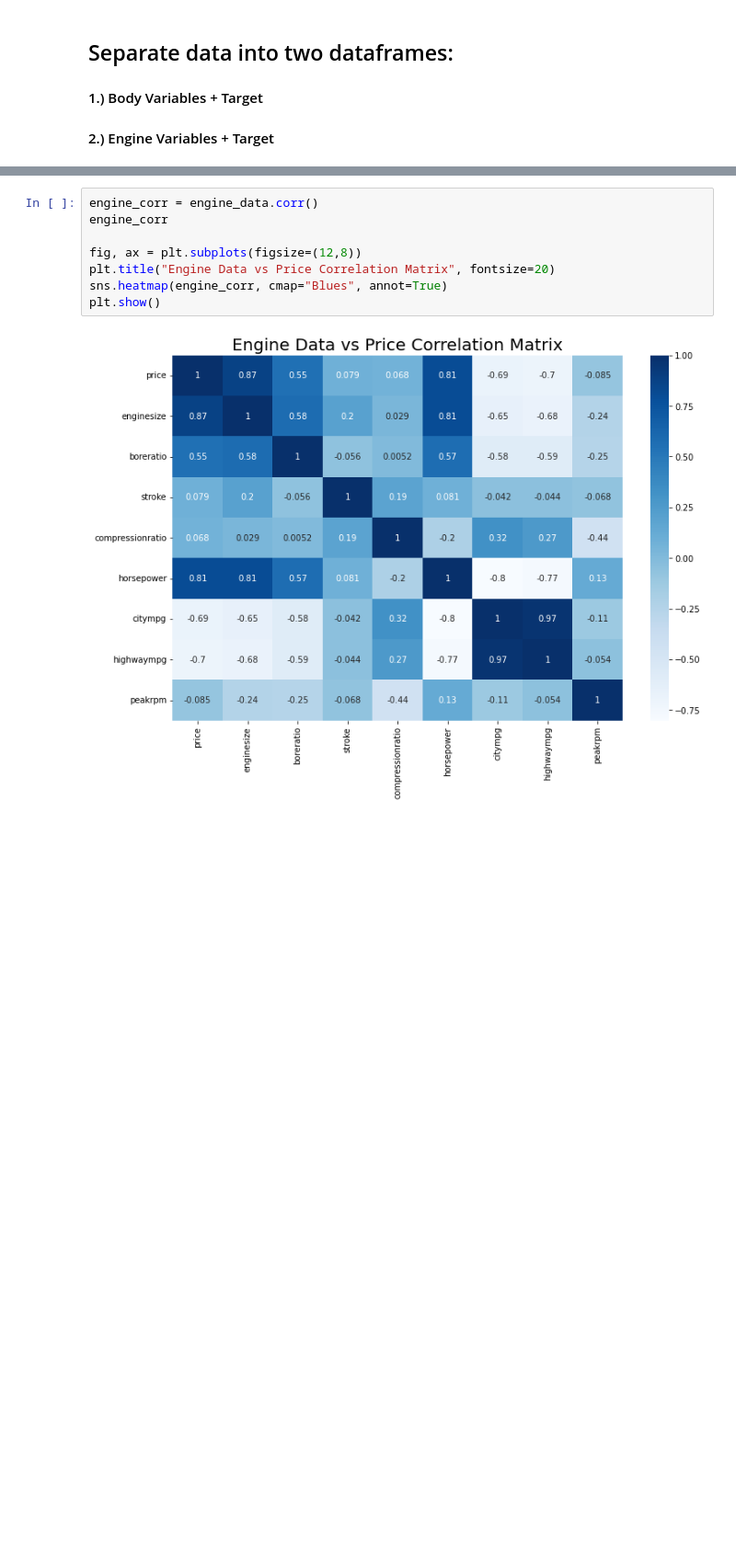
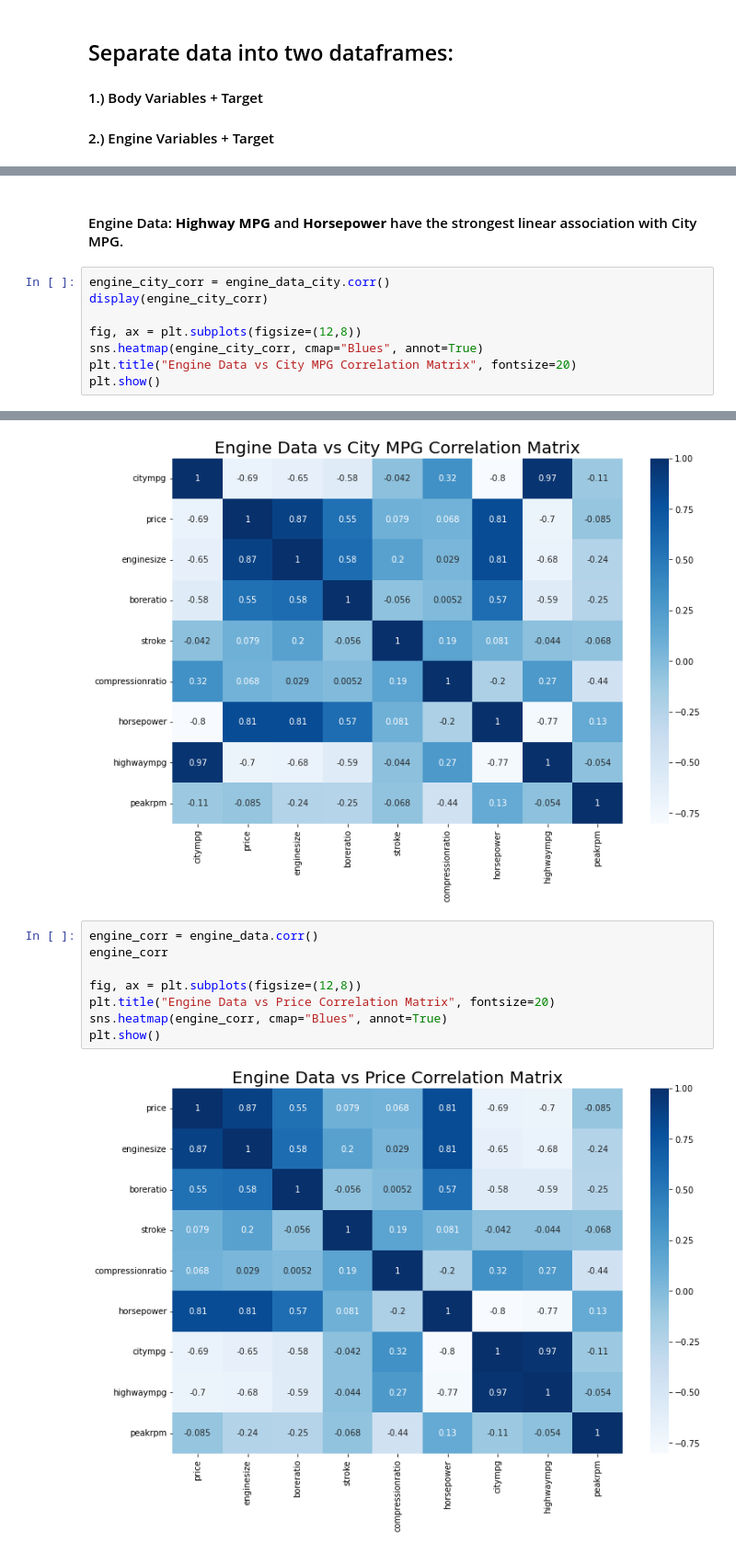
Before and after one commit to ShaneJett-DS/car_price_prediction, a Jupyter notebook: car_prediction.ipynb, the cells around one changed output, grey strips where cells are left out. Shown: that part at 92% size. Drawn from its saved outputs; the diff is of its cells as text; blank space fills up the shorter version.

```diff
--- a/car_prediction.ipynb
+++ b/car_prediction.ipynb
@@ -175,0 +173,11 @@ plt.show()
+# %% [markdown]
+#### Engine Data: **Highway MPG** and **Horsepower** have the strongest linear association with City MPG.
+# %%
+engine_city_corr = engine_data_city.corr()
+display(engine_city_corr)
+
+fig, ax = plt.subplots(figsize=(12,8))
+sns.heatmap(engine_city_corr, cmap="Blues", annot=True)
+plt.title("Engine Data vs City MPG Correlation Matrix", fontsize=20)
+plt.show()
+# %% [output]
@@ -176,3 +194,4 @@ plt.show()
+[figure, added]
 # %%
 engine_corr = engine_data.corr()
 engine_corr
```
Also changed, not shown: parts of 12 cells of this notebook.
